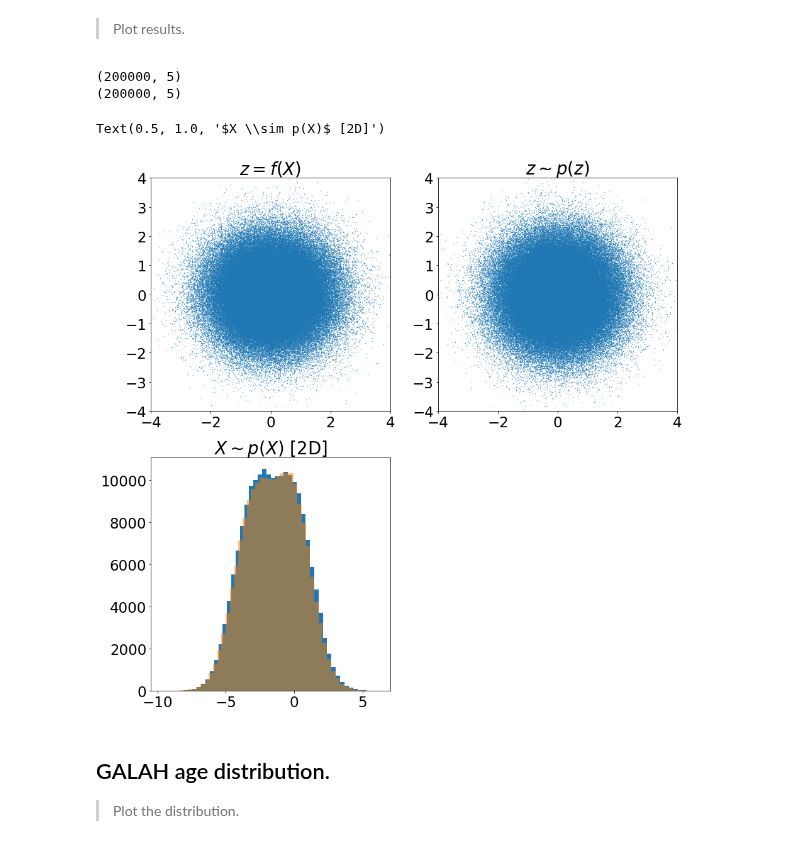
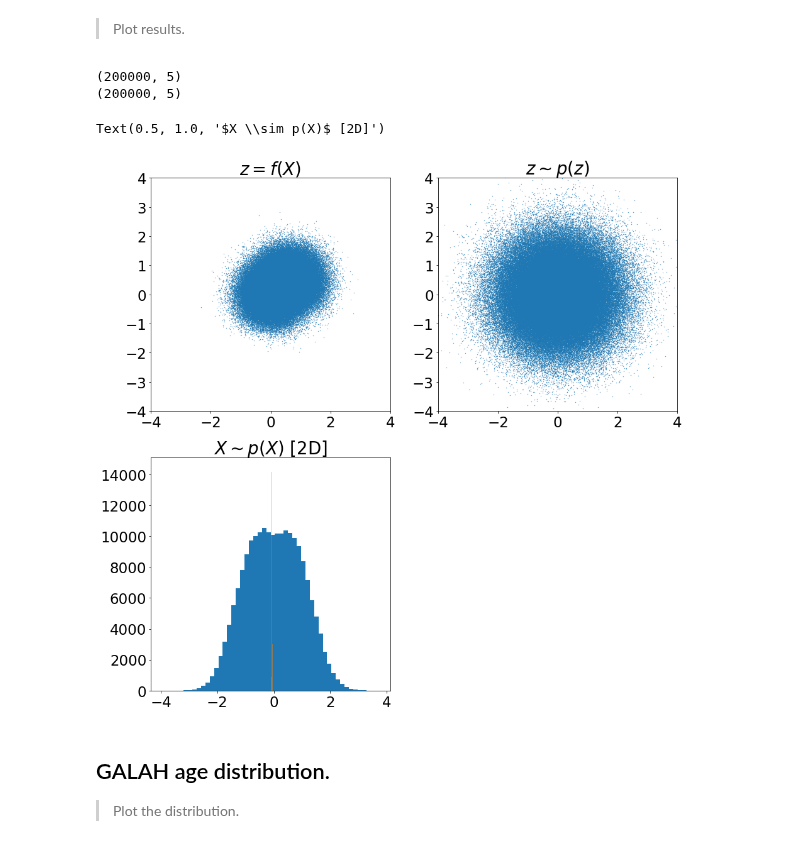
Before and after one commit to astrogilda/LSTM, a Jupyter notebook: RealNVP_Deconvolution.ipynb, the cells around one changed output. Saved outputs shown, nothing was run; the diff lists cells and outputs as text; code cells hidden in the pictures.

```diff
--- a/RealNVP_Deconvolution.ipynb
+++ b/RealNVP_Deconvolution.ipynb
@@ -92,36 +92,36 @@ np.savez("../mock_gaussians.npz", age=age, age_noised=age_noised)
 plt.figure(figsize=[15,15]);
 
 # the latent space
-temp = np.load("../real_nvp_deconvolution_results.npz")
+temp = np.load("../real_nvp_deconvolution_results2.npz")
 z = temp["z1"]
 print(z.shape)
 plt.subplot(221)
 plt.xlim([-4,4])
 plt.ylim([-4,4])
 plt.scatter(z[:, 0], z[:, 1], s=0.1)
 plt.title(r'$z = f(X)$')
 
 z = temp["z2"]
 print(z.shape)
 plt.subplot(222)
 plt.xlim([-4,4])
 plt.ylim([-4,4])
 plt.scatter(z[:, 0], z[:, 1], s=0.1)
 plt.title(r'$z \sim p(z)$')
 
 #-----------------------------------------------------------------------------------------
 # the 2D feature space
 x1 = temp["x1"]
 x2 = temp["x2"]
 plt.subplot(223)
 plt.hist(x1[:, 0], bins=50)
 plt.hist(x2[:, 0], bins=50, alpha=0.5)
 plt.title(r'$X \sim p(X)$ [2D]')
 # %% [output]
 (200000, 5)
 (200000, 5)
 Text(0.5, 1.0, '$X \\sim p(X)$ [2D]')
-[figure, old version]
+[figure, new version]
 # %% [markdown]
 ## GALAH age distribution.
 
```
Also changed, not shown: 1 other file.
